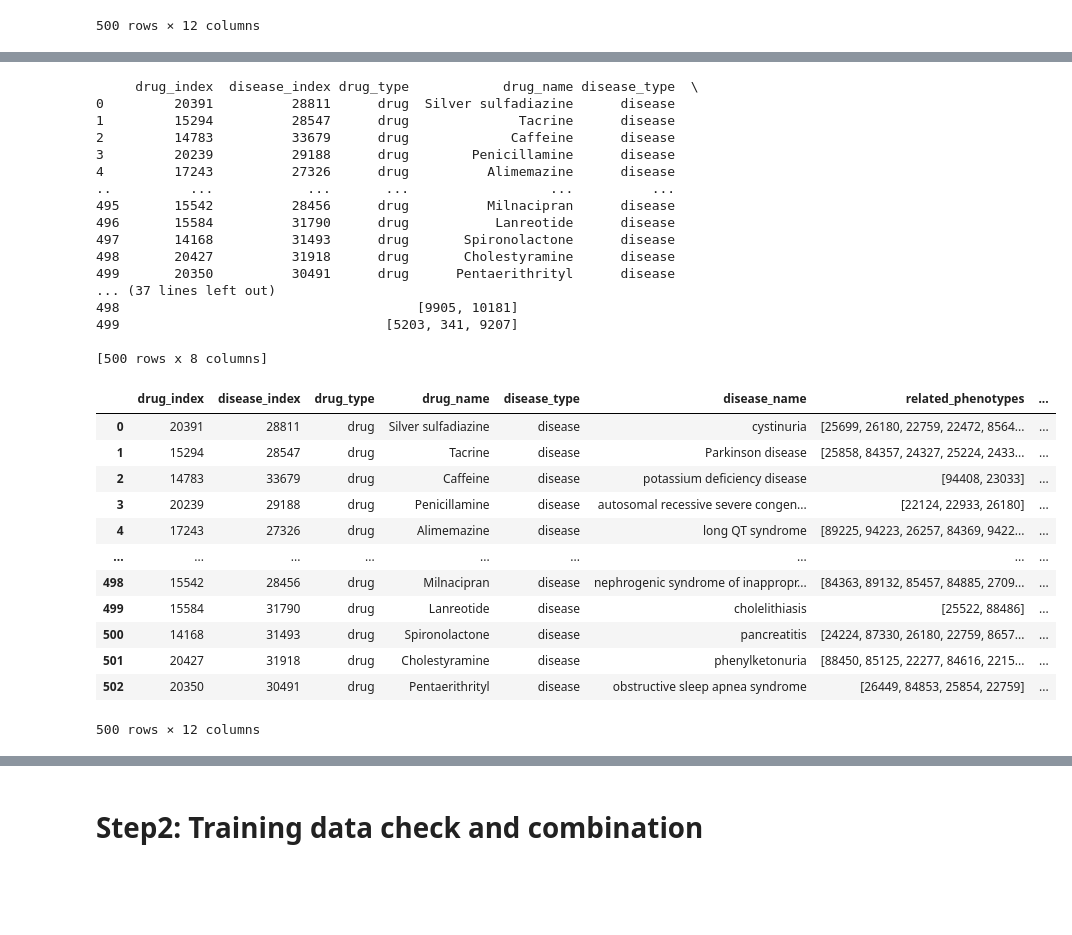
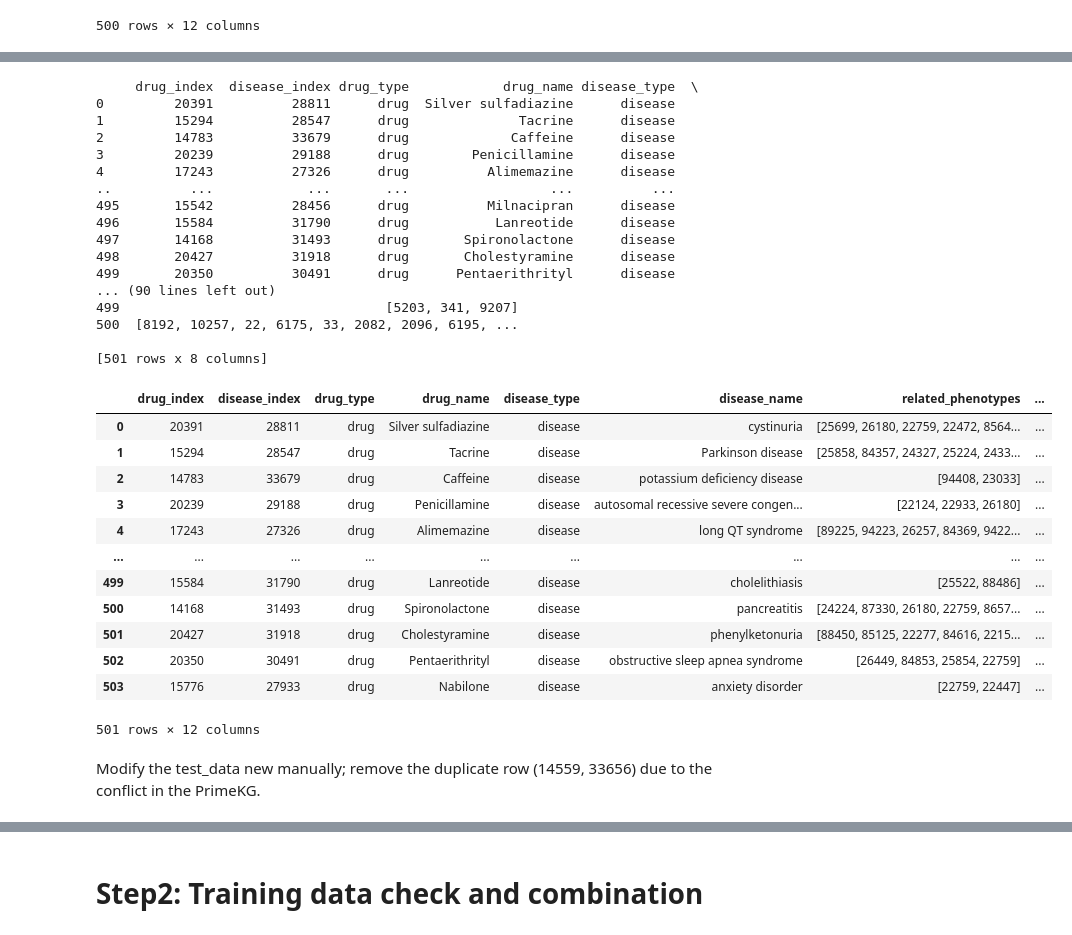
Before and after one commit to jesseliu0913/drug_repurpose, a Jupyter notebook: split_data/check_data.ipynb, the cells around one changed output, grey strips where cells are left out. Cells and saved outputs as stored; diff of their text form; code cells hidden in the pictures; blank space fills up the shorter version.

```diff
--- a/split_data/check_data.ipynb
+++ b/split_data/check_data.ipynb
@@ -151,6 +210,9 @@ test_positive_gd
 # %%
 test_negative = pd.read_csv("/playpen/jesse/drug_repurpose/split_data/data_analysis/test_negative_full.csv")
 print(test_negative)
+
+test_negative_new = pd.read_csv("/playpen/jesse/drug_repurpose/split_data/data_analysis/test_negative_full_new.csv")
+print(test_negative_new)
 # %% [output]
      drug_index  disease_index drug_type            drug_name disease_type  \
 0         20391          28811      drug  Silver sulfadiazine      disease
@@ -164,36 +226,47 @@ print(test_negative)
 497       14168          31493      drug       Spironolactone      disease
 498       20427          31918      drug       Cholestyramine      disease
 499       20350          30491      drug      Pentaerithrityl      disease
-... (37 lines left out)
-498                                      [9905, 10181]
+... (90 lines left out)
 499                                  [5203, 341, 9207]
+500  [8192, 10257, 22, 6175, 33, 2082, 2096, 6195, ...
 
-[500 rows x 8 columns]
+[501 rows x 8 columns]
 # %%
 
 test_negative_gd = pd.merge(
     test_negative,
     df_edges,
     left_on=['drug_index', 'disease_index'],
     right_on=['x_index', 'y_index']
 )
 test_negative_gd = test_negative_gd[test_negative_gd['relation'] == 'contraindication']
 # test_negative_gd.to_csv('./data_analysis/test_negative_gd.csv', index=False)
 test_negative_gd
+
+
+test_negative_gd_new = pd.merge(
+    test_negative_new,
+    df_edges,
+    left_on=['drug_index', 'disease_index'],
+    right_on=['x_index', 'y_index']
+)
+test_negative_gd_new = test_negative_gd_new[test_negative_gd_new['relation'] == 'contraindication']
+test_negative_gd.to_csv('./data_analysis/test_negative_gd_new.csv', index=False)
+test_negative_gd_new
 # %% [output]
 |  | drug_index | disease_index | drug_type | drug_name | disease_type | disease_name | related_phenotypes | ... |
 | 0 | 20391 | 28811 | drug | Silver sulfadiazine | disease | cystinuria | [25699, 26180, 22759, 22472, 8564... | ... |
 | 1 | 15294 | 28547 | drug | Tacrine | disease | Parkinson disease | [25858, 84357, 24327, 25224, 2433... | ... |
 | 2 | 14783 | 33679 | drug | Caffeine | disease | potassium deficiency disease | [94408, 23033] | ... |
 | 3 | 20239 | 29188 | drug | Penicillamine | disease | autosomal recessive severe congen... | [22124, 22933, 26180] | ... |
 | 4 | 17243 | 27326 | drug | Alimemazine | disease | long QT syndrome | [89225, 94223, 26257, 84369, 9422... | ... |
 | ... | ... | ... | ... | ... | ... | ... | ... | ... |
-| 498 | 15542 | 28456 | drug | Milnacipran | disease | nephrogenic syndrome of inappropr... | [84363, 89132, 85457, 84885, 2709... | ... |
 | 499 | 15584 | 31790 | drug | Lanreotide | disease | cholelithiasis | [25522, 88486] | ... |
 | 500 | 14168 | 31493 | drug | Spironolactone | disease | pancreatitis | [24224, 87330, 26180, 22759, 8657... | ... |
 | 501 | 20427 | 31918 | drug | Cholestyramine | disease | phenylketonuria | [88450, 85125, 22277, 84616, 2215... | ... |
 | 502 | 20350 | 30491 | drug | Pentaerithrityl | disease | obstructive sleep apnea syndrome | [26449, 84853, 25854, 22759] | ... |
+| 503 | 15776 | 27933 | drug | Nabilone | disease | anxiety disorder | [22759, 22447] | ... |
-500 rows × 12 columns
+501 rows × 12 columns
 # %%
 test_data = pd.concat([test_positive_gd, test_negative_gd], ignore_index=True)
 # test_data.to_csv('./test_data.csv', index=False)
@@ -199,0 +276,2 @@ test_data = pd.concat([test_positive_gd, test_negative_gd], ignore_index=True)
+# %% [markdown]
+Modify the test_data new manually; remove the duplicate row (14559, 33656) due to the conflict in the PrimeKG.
```
Also changed, not shown: parts of 6 cells of this notebook, 9 other files.
